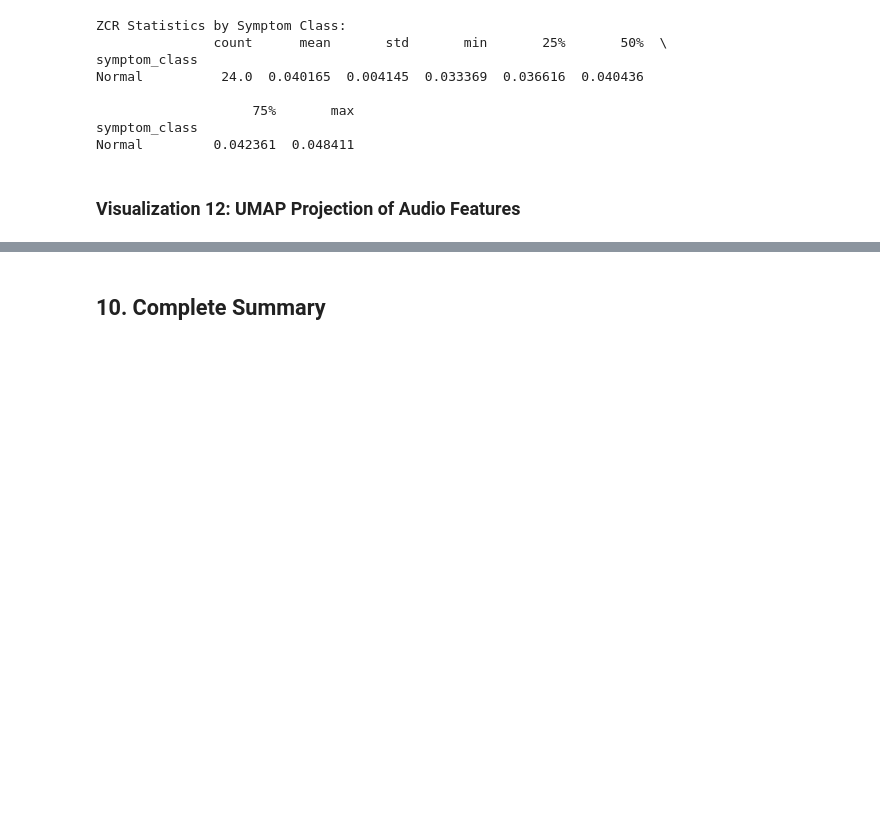
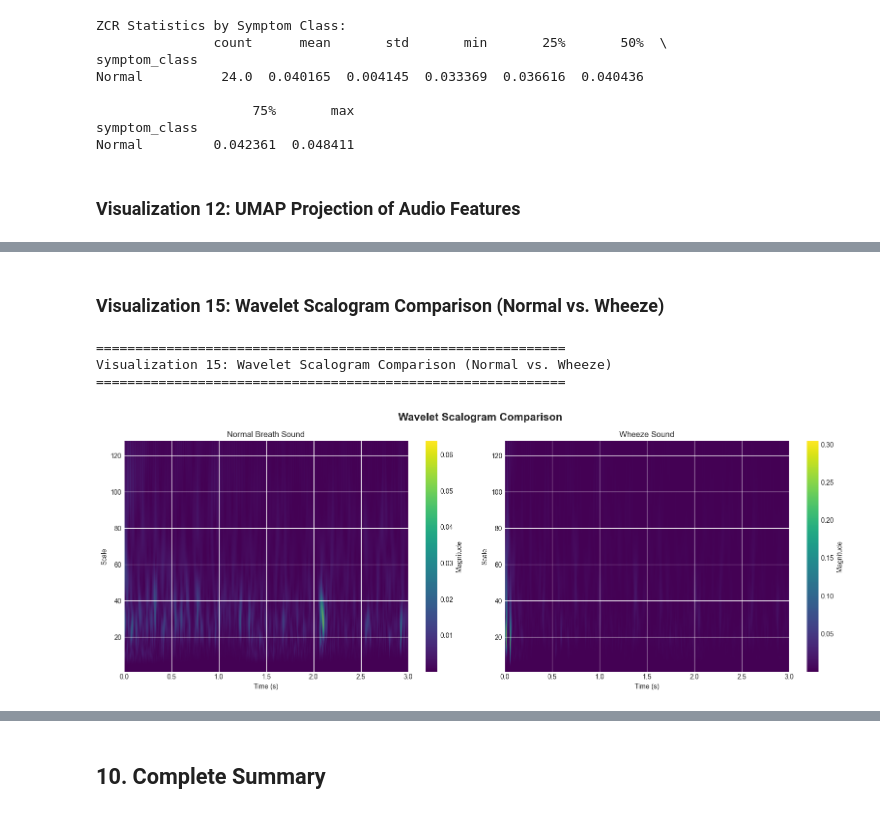
Before and after one commit to mablemunanura/NEONATES, a Jupyter notebook: notebooks/EDA/eda_sprsound.ipynb, the cells around one changed output, grey strips where cells are left out. Drawn from its saved outputs; the diff is of its cells as text; code cells hidden in the pictures; blank space fills up the shorter version.

```diff
--- a/notebooks/EDA/eda_sprsound.ipynb
+++ b/notebooks/EDA/eda_sprsound.ipynb
@@ -863,0 +970,72 @@ Visualization 12: MFCC Heatmap Comparison (Normal vs. Wheeze)
+# %% [markdown]
+### Visualization 15: Wavelet Scalogram Comparison (Normal vs. Wheeze)
+# %%
+print("\n" + "="*60)
+print("Visualization 15: Wavelet Scalogram Comparison (Normal vs. Wheeze)")
+print("="*60)
+
+def plot_wavelet_scalogram(y, sr, title, ax):
+    # Plot wavelet scalogram
+    # Select a wavelet
+    wavelet = 'morl'
+    scales = np.arange(1, 128)
+
+    # Compute continuous wavelet transform
+    coefficients, frequencies = pywt.cwt(y[:min(len(y), sr*5)], scales, wavelet, sampling_period=1/sr)
+
+    # Plot scalogram
+    extent = [0, len(y)/sr, 1, 128]
+    im = ax.imshow(np.abs(coefficients), extent=extent, cmap='viridis',
+                  aspect='auto', origin='lower')
+    ax.set_title(title)
+    ax.set_xlabel('Time (s)')
+    ax.set_ylabel('Scale')
+    return im
+
+if len(df_events) > 0 and 'event_type' in df_events.columns:
+    # Find one normal and one wheeze recording
+    normal_files = df_events[df_events['event_type'].str.contains('Normal', case=False, na=False)]['recording_file'].unique()
+    wheeze_files = df_events[df_events['event_type'].str.contains('Wheeze', case=False, na=False)]['recording_file'].unique()
+
+    if len(normal_files) > 0 and len(wheeze_files) > 0:
+        # Get full paths
+        normal_path = None
+        wheeze_path = None
+
+        for _, row in df_files.iterrows():
+            if row['filename'] in normal_files and normal_path is None:
+                normal_path = Path(row['full_path'])
+            if row['filename'] in wheeze_files and wheeze_path is None:
+                wheeze_path = Path(row['full_path'])
+
+        if normal_path and normal_path.exists() and wheeze_path and wheeze_path.exists():
+            # Load audio
+            y_normal, sr_normal = librosa.load(normal_path, sr=4000, duration=3)
+            y_wheeze, sr_wheeze = librosa.load(wheeze_path, sr=4000, duration=3)
+
+            # Create figure
+            fig, (ax1, ax2) = plt.subplots(1, 2, figsize=(16, 6))
+
+            # Plot scalograms
+            im1 = plot_wavelet_scalogram(y_normal, sr_normal, 'Normal Breath Sound', ax1)
+            im2 = plot_wavelet_scalogram(y_wheeze, sr_wheeze, 'Wheeze Sound', ax2)
+
+            # Add colorbar
+            plt.colorbar(im1, ax=ax1, label='Magnitude')
+            plt.colorbar(im2, ax=ax2, label='Magnitude')
+
+            plt.suptitle('Wavelet Scalogram Comparison', fontsize=16, fontweight='bold')
+            plt.tight_layout()
+            plt.savefig(figures_dir / 'sprsound20_wavelet_comparison.png', dpi=150, bbox_inches='tight')
+            plt.show()
+        else:
+            print("Could not find audio files for selected recordings")
+    else:
+        print("Need both normal and wheeze recordings")
+else:
+    print("Need event data with Normal and Wheeze labels")
+# %% [output]
+============================================================
+Visualization 15: Wavelet Scalogram Comparison (Normal vs. Wheeze)
+============================================================
+[figure, added]
```
Also changed, not shown: parts of 17 cells of this notebook, 6 other files.
